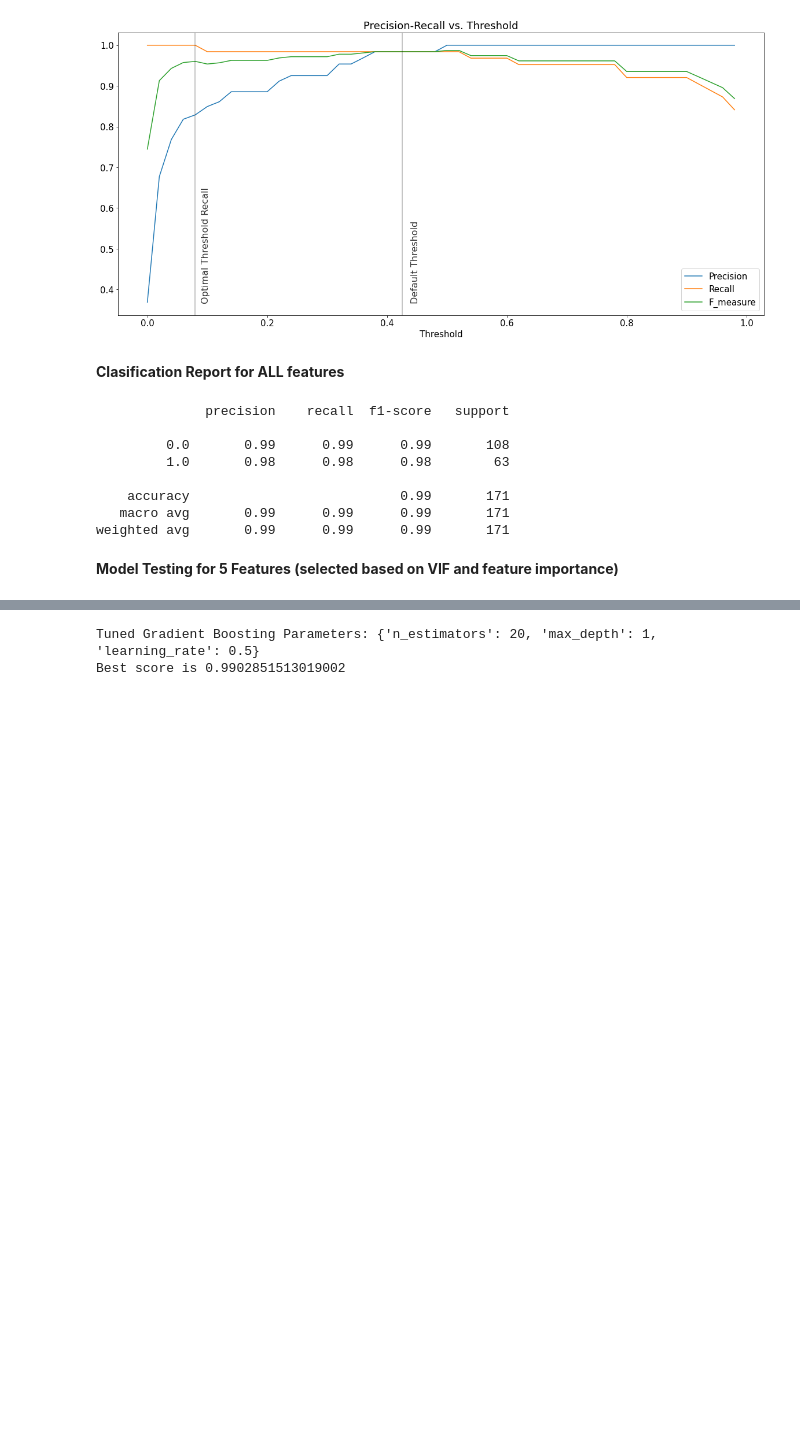
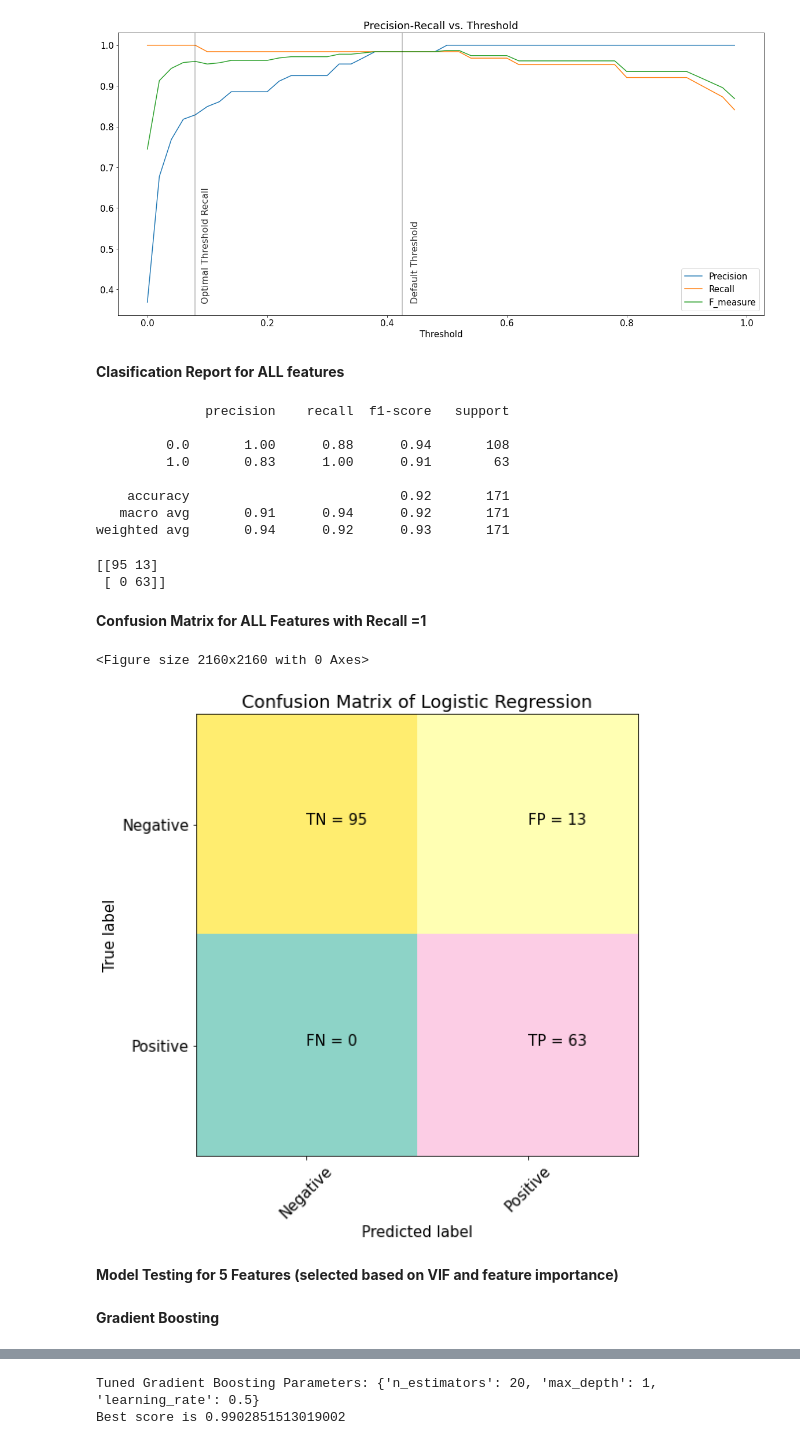
Before and after one commit to avel848895/Springboard, a Jupyter notebook: capstone2_final_breast_cancer_prediction-Copy2 (3).ipynb, the cells around one changed output, grey strips where cells are left out. Drawn from its saved outputs; the diff is of its cells as text; code cells hidden in the pictures; blank space fills up the shorter version.

```diff
--- a/capstone2_final_breast_cancer_prediction-Copy2.ipynb
+++ b/capstone2_final_breast_cancer_prediction-Copy2 (3).ipynb
@@ -1289,16 +1389,0 @@ Name: std_error, dtype: float64
-# %%
-# Build the plot
-import matplotlib.pyplot as plt
-fig, ax = plt.subplots()
-# ax.bar(x_pos, height=height, yerr=error, align='center', alpha=0.5, ecolor='black', capsize=5)
-ax.bar(x_pos, height=height, yerr=error, align='center', alpha=0.5, ecolor='black', capsize=5)
-ax.set_ylabel('coefficient')
-ax.set_xticks(x_pos)
-ax.set_xticklabels(dfer.feature_er)
-ax.set_title('features')
-ax.yaxis.grid(True)
-plt.rcParams['figure.figsize'] = [10,10]
-# Save the figure and show
-plt.tight_layout()
-plt.savefig('bar_plot_with_error_bars.png')
-plt.show()
@@ -1360,0 +1434,5 @@ Because the Highest ROC_AUC score was obtained for ALL features, the Boosting Gr
+# %%
+X_5v = df_all_rscaled[['perimeter_worst','smoothness_worst','area_se','concave points_worst',
+                           'texture_mean']]
+y_5v = df_all_rscaled[['diagnosis']]
+X_5v=sm.add_constant(X_5v)
@@ -1623,20 +1792,52 @@ ax.text(.44,.37,'Default Threshold',rotation=90, alpha=0.8,fontsize=16);
 # %% [markdown]
 __Clasification Report for ALL features__
 # %%
-y_all_pred = (logreg_cv_all.predict_proba(X_all_test)[:,1] >= 0.48).astype(bool)
+y_all_pred = (logreg_cv_all.predict_proba(X_all_test)[:,1] >= 0.08).astype(bool)
 
 print(classification_report(y_all_test,y_all_pred))
 # %% [output]
               precision    recall  f1-score   support
 
-         0.0       0.99      0.99      0.99       108
-         1.0       0.98      0.98      0.98        63
+         0.0       1.00      0.88      0.94       108
+         1.0       0.83      1.00      0.91        63
 
-    accuracy                           0.99       171
-   macro avg       0.99      0.99      0.99       171
-weighted avg       0.99      0.99      0.99       171
+    accuracy                           0.92       171
+   macro avg       0.91      0.94      0.92       171
+weighted avg       0.94      0.92      0.93       171
+# %%
+y_all_pred = (logreg_cv_all.predict_proba(X_all_test)[:,1] >= 0.08).astype(bool)
+# %%
+cm=confusion_matrix(y_all_test, y_all_pred)
+print(cm_all)
+# %% [output]
+[[95 13]
+ [ 0 63]]
+# %% [markdown]
+__Confusion Matrix for ALL Features with Recall =1__
+# %%
+# cm = confusion_matrix(y_all_test, logreg_cv_all.predict(X_all_test))
+plt.clf()
+plt.figure(figsize=(8,12))
+plt.imshow(cm, interpolation='nearest', cmap=plt.cm.Set3)
+classNames = ['Negative','Positive']
+plt.title('Confusion Matrix of Logistic Regression')
+plt.ylabel('True label')
+plt.xlabel('Predicted label')
+tick_marks = np.arange(len(classNames))
+plt.xticks(tick_marks, classNames, rotation=45)
+plt.yticks(tick_marks, classNames)
+s = [['TN','FP'], ['FN', 'TP']]
+for i in range(2):
+    for j in range(2):
+        plt.text(j,i, str(s[i][j])+" = "+str(cm[i][j]))
+plt.show()
+# %% [output]
+<Figure size 2160x2160 with 0 Axes>
+[figure, added]
 # %% [markdown]
 __Model Testing for 5 Features (selected based on VIF and feature importance)__
+# %% [markdown]
+__Gradient Boosting__
 # %%
 X_5v = df_all_rscaled[['perimeter_worst','smoothness_worst','area_se','concave points_worst',
                            'texture_mean']]
```
Also changed, not shown: parts of 83 cells of this notebook.
